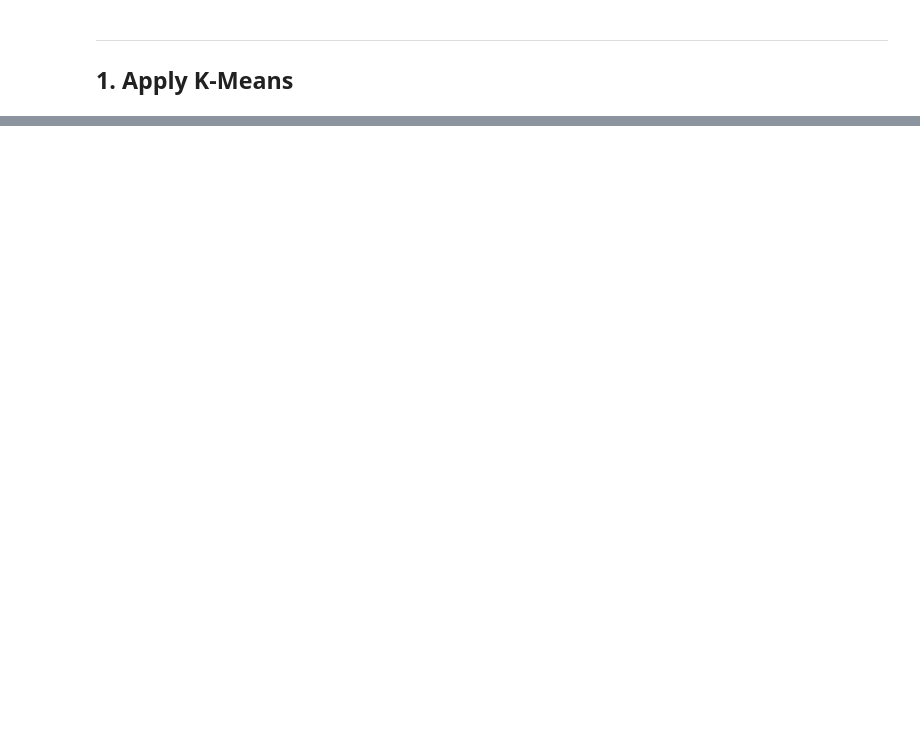
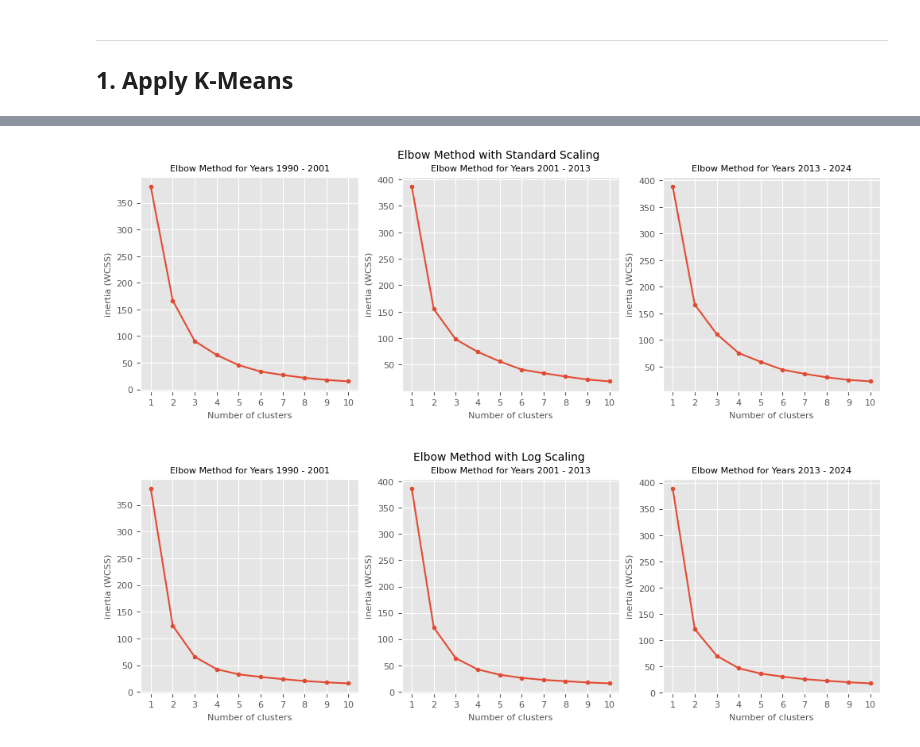
Before and after one commit to martinadep/co2_emissions_data_mining, a Jupyter notebook: notebooks/2_K-Means.ipynb, the cells around one changed output, grey strips where cells are left out. Saved outputs shown, nothing was run; the diff lists cells and outputs as text; code cells hidden in the pictures; blank space fills up the shorter version.

Commit message:
K-Means

```diff
--- a/notebooks/2_K-Means.ipynb
+++ b/notebooks/2_K-Means.ipynb
@@ -43,3 +33,8 @@ All read correctly
 from sklearn.cluster import KMeans
 from sklearn.preprocessing import StandardScaler
 import numpy as np
+
+num_ranges = 3
+min_year = df['Year'].min()
+max_year = df['Year'].max()
+print(f"Data covers years from {min_year} to {max_year}")
@@ -45,0 +43,12 @@ import numpy as np
+# %%
+def elbow_method(df, cols, max_clusters=10):
+    X = df[cols].values
+    scaler = StandardScaler()
+    X_scaled = scaler.fit_transform(X)
+
+    wcss = []
+    for k in range(1, max_clusters + 1):
+        kmeans = KMeans(n_clusters=k, init='k-means++', max_iter=300, n_init=10, random_state=42)
+        kmeans.fit(X_scaled)
+        wcss.append(kmeans.inertia_)
+    return wcss
@@ -128,0 +88,43 @@ plt.show()
+# %%
+fig_std, axes_std = plt.subplots(1, num_ranges, figsize=(4 * num_ranges, 3.5))
+fig_log, axes_log = plt.subplots(1, num_ranges, figsize=(4 * num_ranges, 3.5))
+
+for i in range(num_ranges):
+    # create subsets
+    year_start = min_year + i * (max_year - min_year) / num_ranges
+    year_end = min_year + (i + 1) * (max_year - min_year) / num_ranges
+    df_subset = df[(df['Year'] >= year_start) & (df['Year'] < year_end)]
+    df_subset = df_subset.groupby('Country Name').agg({
+            'GDP per capita': 'mean',
+            'CO2 emissions per capita': 'mean',
+            'log (GDP pc)': 'mean',
+            'log (CO2 pc)': 'mean'
+        }).reset_index()
+
+    # Elbow method standard scale
+    wcss = elbow_method(df_subset, ['GDP per capita', 'CO2 emissions per capita'])
+    axes_std[i].plot(range(1, len(wcss) + 1), wcss, marker='o', markersize=3)
+    axes_std[i].set_title(f'Elbow Method for Years {year_start:.0f} - {year_end:.0f}', fontsize=8)
+    axes_std[i].set_xlabel('Number of clusters', fontsize=8)
+    axes_std[i].set_ylabel('inertia (WCSS)', fontsize=8)
+    axes_std[i].set_xticks(range(1, len(wcss) + 1))
+    axes_std[i].tick_params(axis='x', labelsize=8)
+    axes_std[i].tick_params(axis='y', labelsize=8)
+
+    # Elbow method log scale
+    wcss_log = elbow_method(df_subset, ['log (GDP pc)', 'log (CO2 pc)'])
+    axes_log[i].plot(range(1, len(wcss_log) + 1), wcss_log, marker='o', markersize=3)
+    axes_log[i].set_title(f'Elbow Method for Years {year_start:.0f} - {year_end:.0f}', fontsize=8)
+    axes_log[i].set_xlabel('Number of clusters', fontsize=8)
+    axes_log[i].set_ylabel('inertia (WCSS)', fontsize=8)
+    axes_log[i].set_xticks(range(1, len(wcss_log) + 1))
+    axes_log[i].tick_params(axis='x', labelsize=8)
+    axes_log[i].tick_params(axis='y', labelsize=8)
+
+fig_std.suptitle('Elbow Method with Standard Scaling', fontsize=10)
+fig_log.suptitle('Elbow Method with Log Scaling', fontsize=10)
+fig_std.savefig(f'../plots/kmeans/elbow/elbow_std.png')
+fig_log.savefig(f'../plots/kmeans/elbow/elbow_log.png')
+# %% [output]
+[figure, added]
+[figure, added]
```
Also changed, not shown: parts of 25 cells of this notebook, 8 other files.
